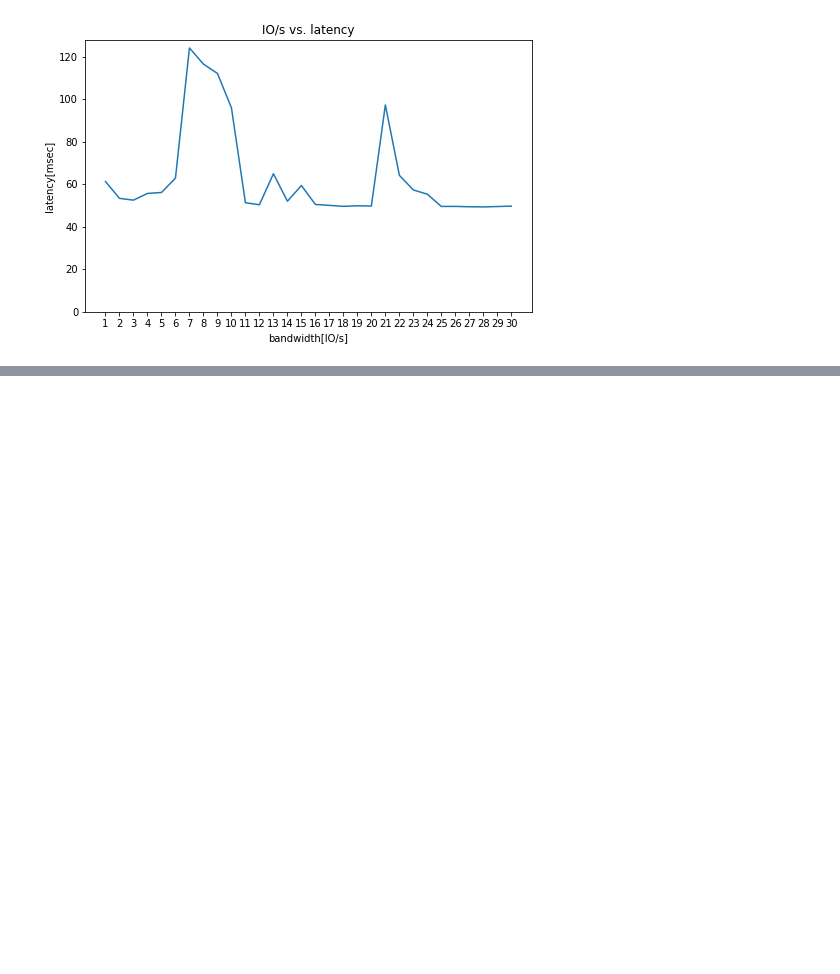
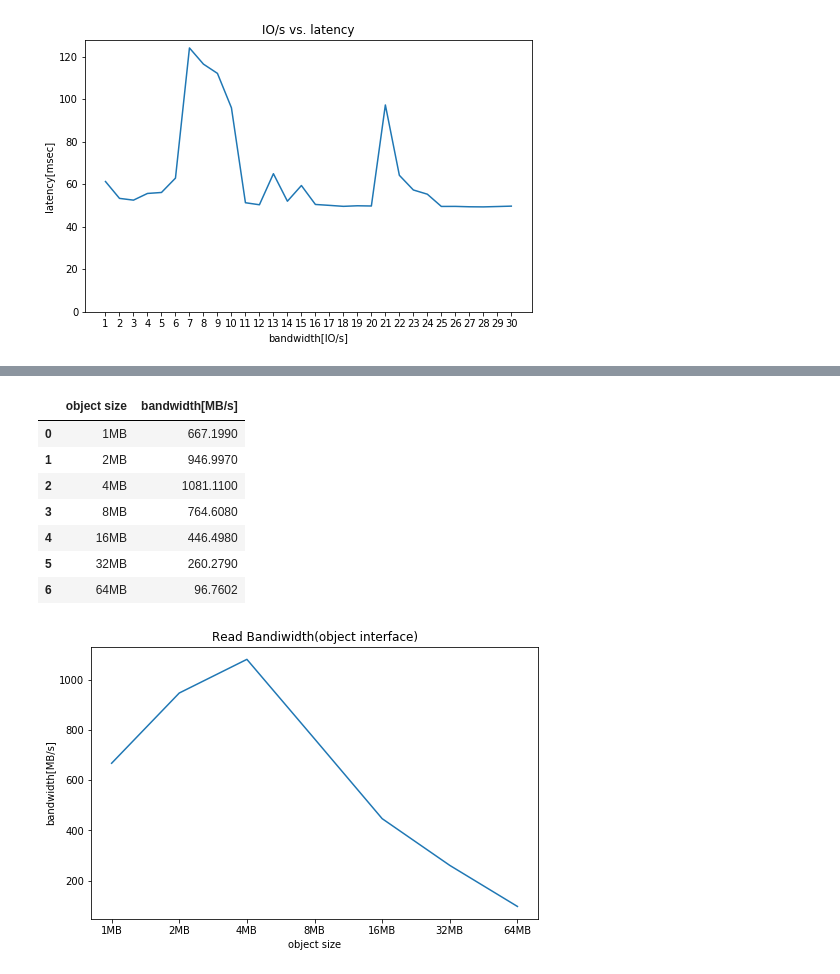
Before and after one commit to xweichu/object_size, a Jupyter notebook: object_size.ipynb, the cells around one changed output, grey strips where cells are left out. Saved outputs shown, nothing was run; the diff lists cells and outputs as text; code cells hidden in the pictures; blank space fills up the shorter version.

```diff
--- a/object_size.ipynb
+++ b/object_size.ipynb
@@ -324,0 +406,27 @@ plt.show()
+# %%
+object_sizes = ['1MB', '2MB', '4MB', '8MB', '16MB', '32MB', '64MB']
+r_bw_list = []
+for i in range(len(object_sizes)):
+    with open('./obj_interface/'+object_sizes[i]+'_R.log') as f:
+        lines=f.readlines()
+        for j in range(len(lines)):
+            if 'Bandwidth (MB/sec):' in lines[j]:
+                values = lines[j].split(':')
+                r_bw_list.append([object_sizes[i],float(values[1])])
+
+r_bw_df = pd.DataFrame(r_bw_list, columns=['object size','bandwidth[MB/s]'])
+display(r_bw_df)
+
+fig = r_bw_df.plot(x='object size', y='bandwidth[MB/s]', title='Read Bandiwidth(object interface)' ,legend=False, xticks=r_bw_df.index , figsize=[8,5])
+fig.set_ylabel("bandwidth[MB/s]")
+plt.show()
+# %% [output]
+|  | object size | bandwidth[MB/s] |
+| 0 | 1MB | 667.1990 |
+| 1 | 2MB | 946.9970 |
+| 2 | 4MB | 1081.1100 |
+| 3 | 8MB | 764.6080 |
+| 4 | 16MB | 446.4980 |
+| 5 | 32MB | 260.2790 |
+| 6 | 64MB | 96.7602 |
+[figure, added]
```
Also changed, not shown: parts of 3 cells of this notebook, 1 other file.
